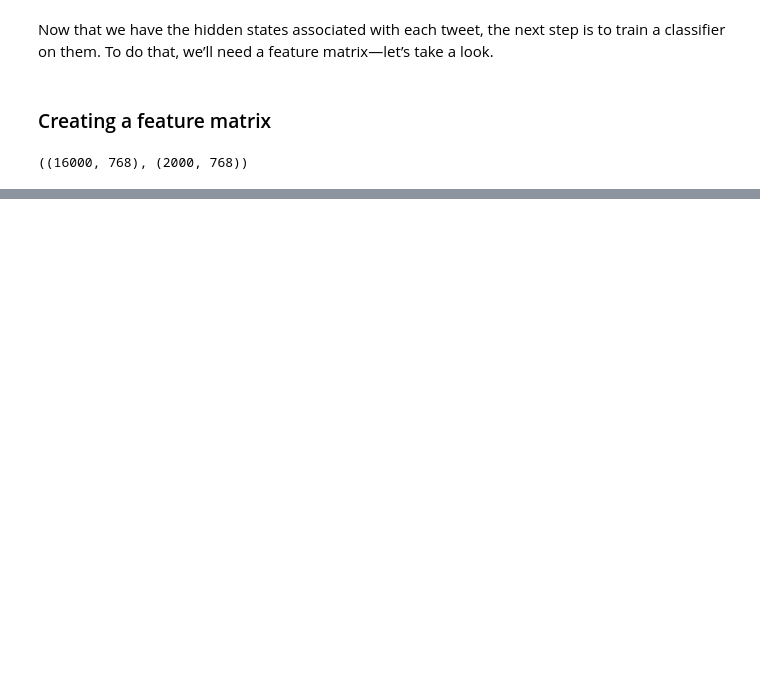
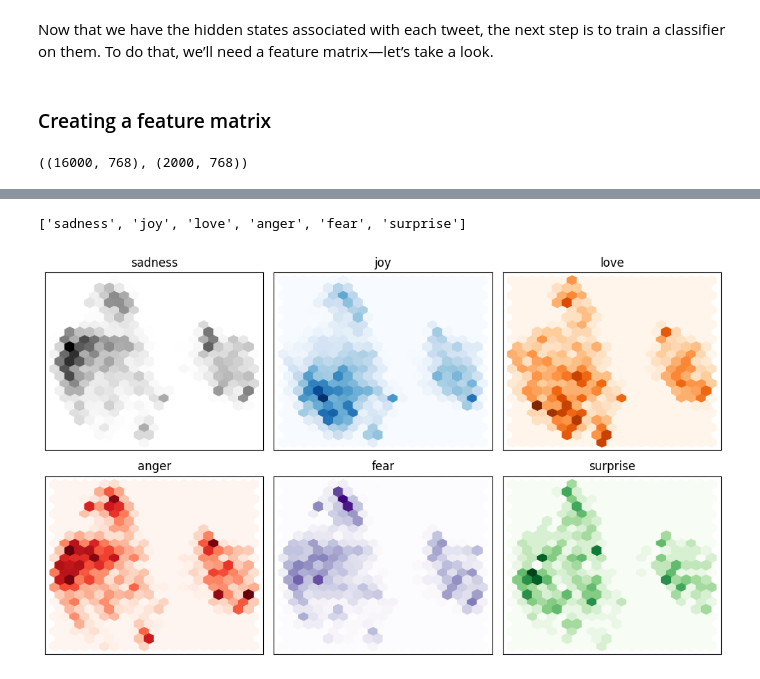
Before and after one commit to Sohaib9920/Transformer_Text_Classification, a Jupyter notebook: Transformer_Text_Classification.ipynb, the cells around one changed output, grey strips where cells are left out. Cells and saved outputs as stored; diff of their text form; code cells hidden in the pictures; blank space fills up the shorter version.

```diff
--- a/Transformer_Text_Classification.ipynb
+++ b/Transformer_Text_Classification.ipynb
@@ -447,0 +489,3 @@ torch.Size([16000, 768])
+# %%
+!tar xzf emotions_hidden.tar.gz
+emotions_hidden = load_from_disk("./emotions_hidden")
@@ -463,0 +529,6 @@ X_train.shape, X_valid.shape
+# %%
+X_scaled = MinMaxScaler().fit_transform(X_train)
+reducer = UMAP(n_components=2, metric="cosine").fit(X_scaled)
+df_emb = pd.DataFrame(reducer.embedding_, columns=["X", "Y"])
+df_emb["label"] = y_train
+df_emb.head()
@@ -463,0 +542,17 @@ X_train.shape, X_valid.shape
+# %%
+labels = emotions_hidden["train"].features["label"].names
+labels
+# %% [output]
+['sadness', 'joy', 'love', 'anger', 'fear', 'surprise']
+# %%
+cmaps = ["Greys", "Blues", "Oranges", "Reds", "Purples", "Greens"]
+plt.figure(figsize=(10,6))
+for i, label in enumerate(labels):
+    plt.subplot(2, 3, i+1)
+    df_emb_sub = df_emb.query(f"label == {i}")
+    plt.hexbin(df_emb_sub["X"], df_emb_sub["Y"], cmap=cmaps[i], gridsize=20)
+    plt.title(label)
+    plt.xticks([]); plt.yticks([])
+plt.tight_layout()
+# %% [output]
+[figure, added]
```
Also changed, not shown: parts of 26 cells of this notebook.
